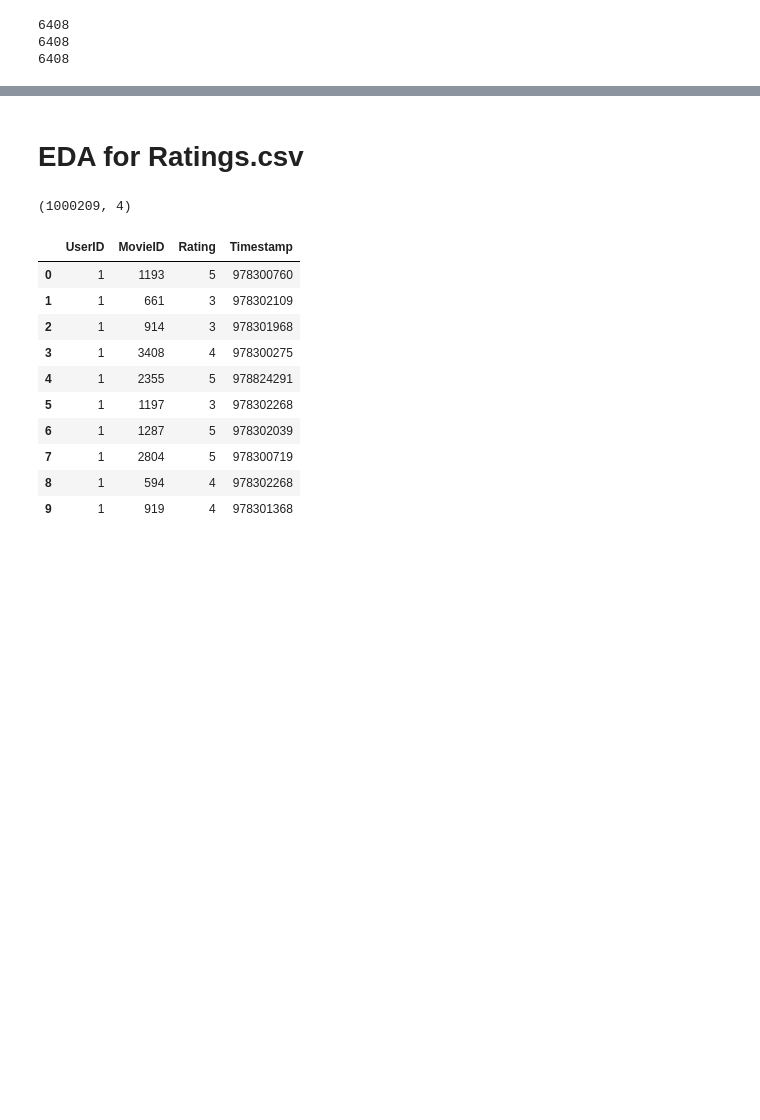
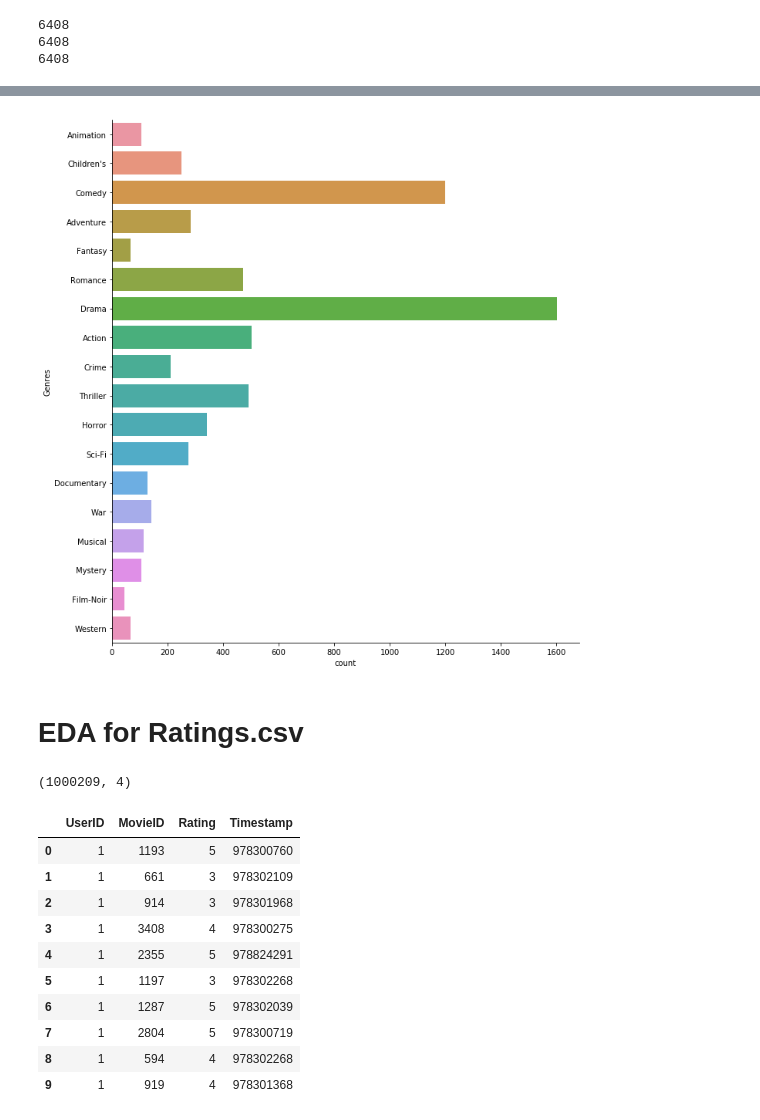
Before and after one commit to karangupta26/Movie-Recommendation-System, a Jupyter notebook: ExploratoryDataAnalysis.ipynb, the cells around one changed output, grey strips where cells are left out. Cells and saved outputs as stored; diff of their text form; code cells hidden in the pictures; blank space fills up the shorter version.

```diff
--- a/ExploratoryDataAnalysis.ipynb
+++ b/ExploratoryDataAnalysis.ipynb
@@ -109,27 +111,17 @@ movies_data.head()
 moviesIdList=[]
 titleList=[]
 genresList=[]
-#start_time = time.clock()
-# we take each title and we text-preprocess it.
-i=0
 for index, row in movies_data.iterrows():
-    #spliter_constructor(row['MovieID'],row['Title'],row['Genres'],i)
     text=row['Genres'].split("|")
     for t in text:
         moviesIdList.append(row['MovieID'])
         titleList.append(row['Title'])
         genresList.append(t)
-        i=i+1
-print(len(moviesIdList))
-print(len(titleList))
-print(len(genresList))
 moviesIdList=np.array(moviesIdList)
 titleList=np.array(titleList)
 genresList=np.array(genresList)
-movies_df=pd.DataFrame({"MoviesId":moviesIdList,"Title":titleList,"Genres":GenresList})
-movies_df.to_csv("Movies")
-# we print the time it took to preprocess whole titles
-#print((time.clock() - start_time)/60, "minutes")
+movies_df=pd.DataFrame({"MoviesId":moviesIdList,"Title":titleList,"Genres":genresList})
+movies_df.to_csv("Movies_genres.csv",index=True)
 # %% [output]
 6408
 6408
@@ -157,3 +149,7 @@ genres.shape
+# %%
+ax= sb.catplot(y="Genres",data=movies_df, kind="count",height=10)
+# %% [output]
+[figure, added]
 # %% [markdown]
 # EDA for Ratings.csv
 # %%
```
Also changed, not shown: parts of 11 cells of this notebook.
